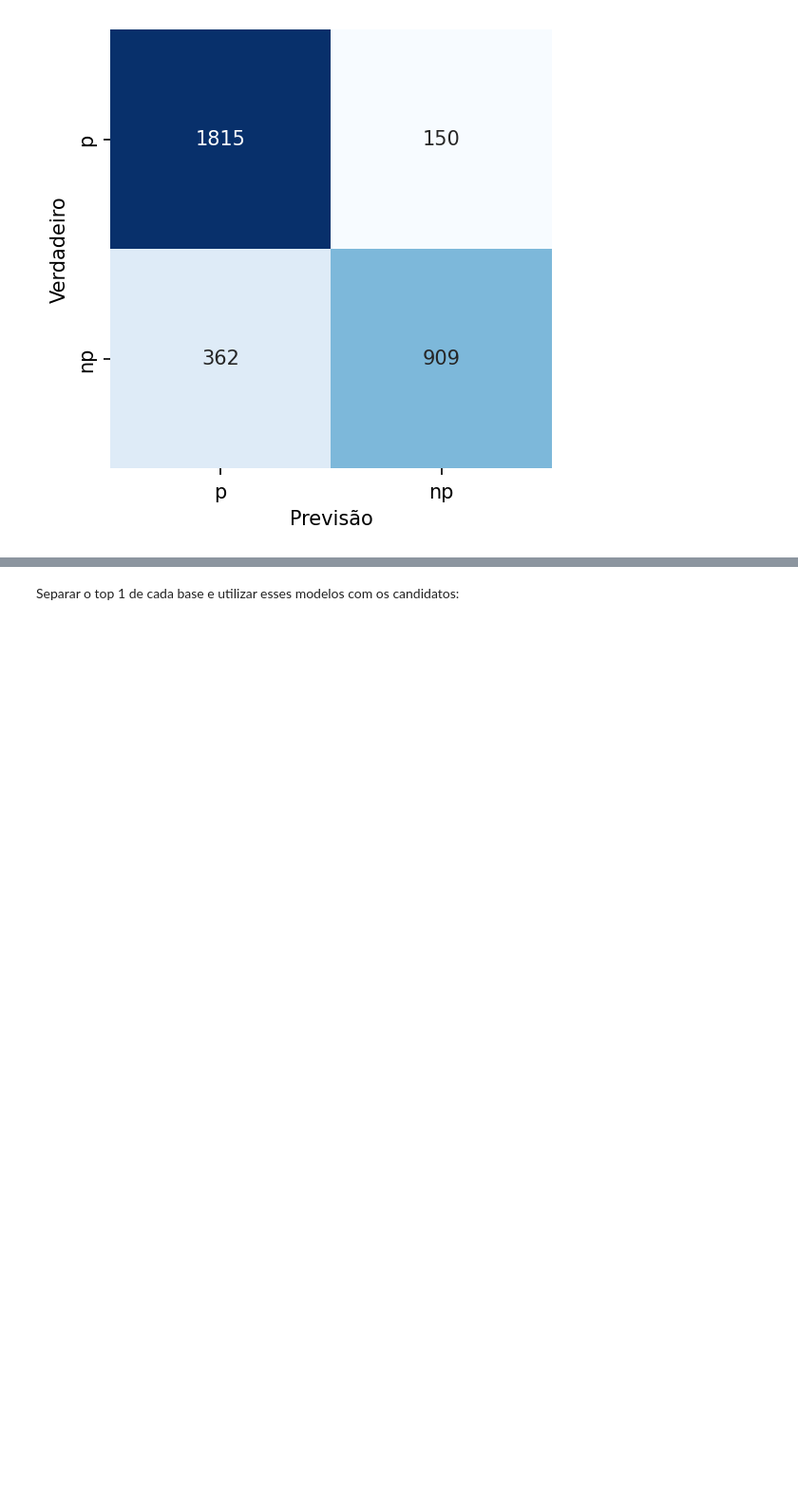
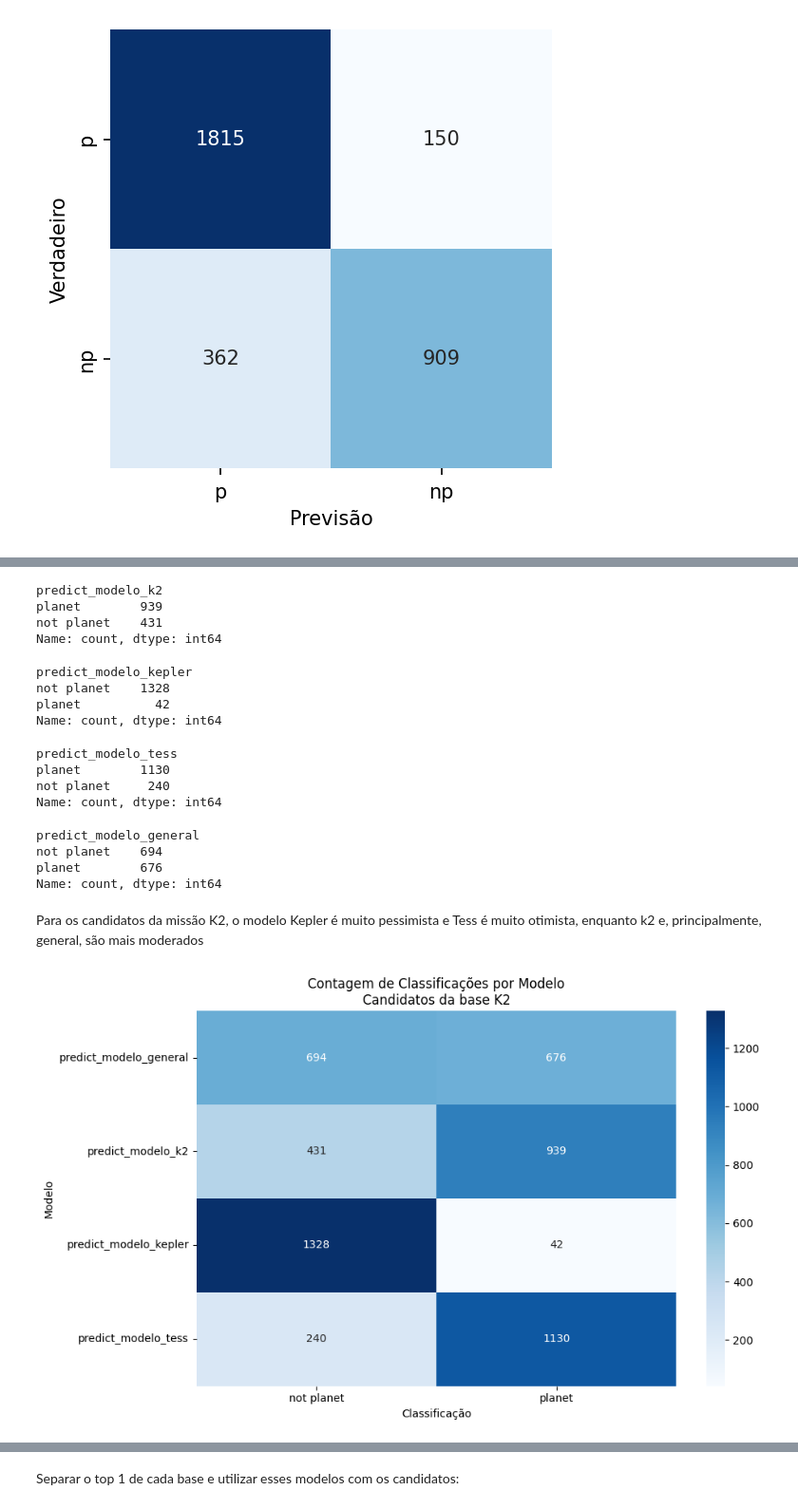
Before and after one commit to jnnastti/EstelarClass, a Jupyter notebook: EstelarClass.ipynb, the cells around one changed output, grey strips where cells are left out. Shown at 95% size. Cells and saved outputs as stored; diff of their text form; code cells hidden in the pictures; blank space fills up the shorter version.

Commit message:
Adicionando uma linha de raciocínio nova, pois a apresentada estava um pouco confusa...

```diff
--- a/EstelarClass.ipynb
+++ b/EstelarClass.ipynb
@@ -2435,0 +2491,12 @@ fig.show()
+# %%
+y_k2_modelo_k2 = k2_modelo_top.predict(k2_base.k2_candidate)
+y_k2_modelo_kepler = kepler_modelo_top.predict(k2_base.k2_candidate)
+y_k2_modelo_tess = tess_modelo_top.predict(k2_base.k2_candidate)
+y_k2_modelo_general = general_modelo_top.predict(k2_base.k2_candidate)
+# %%
+## colocar cada resultado como uma coluna nova na base de candidato k2 (mas copiando a base para nao alterar a original)
+k2_candidates_predict = k2_base.k2_candidate.copy()
+k2_candidates_predict['predict_modelo_k2'] = y_k2_modelo_k2
+k2_candidates_predict['predict_modelo_kepler'] = y_k2_modelo_kepler
+k2_candidates_predict['predict_modelo_tess'] = y_k2_modelo_tess
+k2_candidates_predict['predict_modelo_general'] = y_k2_modelo_general
@@ -2435,0 +2521,44 @@ fig.show()
+# %%
+k2_candidates_predict.predict_modelo_k2.value_counts()
+# %% [output]
+predict_modelo_k2
+planet        939
+not planet    431
+Name: count, dtype: int64
+# %%
+k2_candidates_predict.predict_modelo_kepler.value_counts()
+# %% [output]
+predict_modelo_kepler
+not planet    1328
+planet          42
+Name: count, dtype: int64
+# %%
+k2_candidates_predict.predict_modelo_tess.value_counts()
+# %% [output]
+predict_modelo_tess
+planet        1130
+not planet     240
+Name: count, dtype: int64
+# %%
+k2_candidates_predict.predict_modelo_general.value_counts()
+# %% [output]
+predict_modelo_general
+not planet    694
+planet        676
+Name: count, dtype: int64
+# %% [markdown]
+Para os candidatos da missão K2, o modelo Kepler é muito pessimista e Tess é muito otimista, enquanto k2 e, principalmente, general, são mais moderados
+# %%
+k2_candidates_values = k2_candidates_predict.iloc[:,-4:]
+k2_candidates_values_long = k2_candidates_values.melt(var_name='Modelo', value_name='Classificacão')
+k2_candidates_values_long_count = k2_candidates_values_long.groupby(['Modelo', 'Classificacão']).size().unstack(fill_value=0)
+
+plt.figure(figsize=(10, 6))
+sns.heatmap(k2_candidates_values_long_count, annot=True, cmap='Blues', fmt='d')
+plt.title('Contagem de Classificações por Modelo\nCandidatos da base K2')
+plt.ylabel('Modelo')
+plt.xlabel('Classificação')
+plt.tight_layout()
+plt.show()
+# %% [output]
+[figure, added]
```
Also changed, not shown: parts of 12 cells of this notebook, 2 other files.
